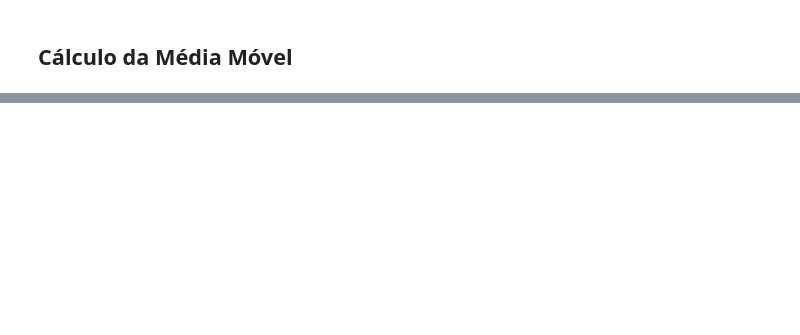
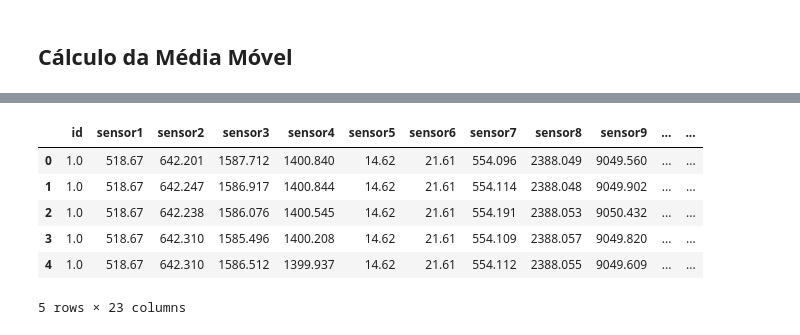
Before and after one commit to lucas-fpaiva/estatistica_pes, a Jupyter notebook: exploratory-m1.ipynb, the cells around one changed output, grey strips where cells are left out. Drawn from its saved outputs; the diff is of its cells as text; code cells hidden in the pictures; blank space fills up the shorter version.

```diff
--- a/exploratory-m1.ipynb
+++ b/exploratory-m1.ipynb
@@ -164,0 +203,10 @@ data_cor.sort_values(by=['RUL'], ascending=False, key=abs).head(6)
+# %%
+data_avg.head()
+# %% [output]
+|  | id | sensor1 | sensor2 | sensor3 | sensor4 | sensor5 | sensor6 | sensor7 | sensor8 | sensor9 | ... | ... |
+| 0 | 1.0 | 518.67 | 642.201 | 1587.712 | 1400.840 | 14.62 | 21.61 | 554.096 | 2388.049 | 9049.560 | ... | ... |
+| 1 | 1.0 | 518.67 | 642.247 | 1586.917 | 1400.844 | 14.62 | 21.61 | 554.114 | 2388.048 | 9049.902 | ... | ... |
+| 2 | 1.0 | 518.67 | 642.238 | 1586.076 | 1400.545 | 14.62 | 21.61 | 554.191 | 2388.053 | 9050.432 | ... | ... |
+| 3 | 1.0 | 518.67 | 642.310 | 1585.496 | 1400.208 | 14.62 | 21.61 | 554.109 | 2388.057 | 9049.820 | ... | ... |
+| 4 | 1.0 | 518.67 | 642.310 | 1586.512 | 1399.937 | 14.62 | 21.61 | 554.112 | 2388.055 | 9049.609 | ... | ... |
+5 rows × 23 columns
```
Also changed, not shown: parts of 6 cells of this notebook.
